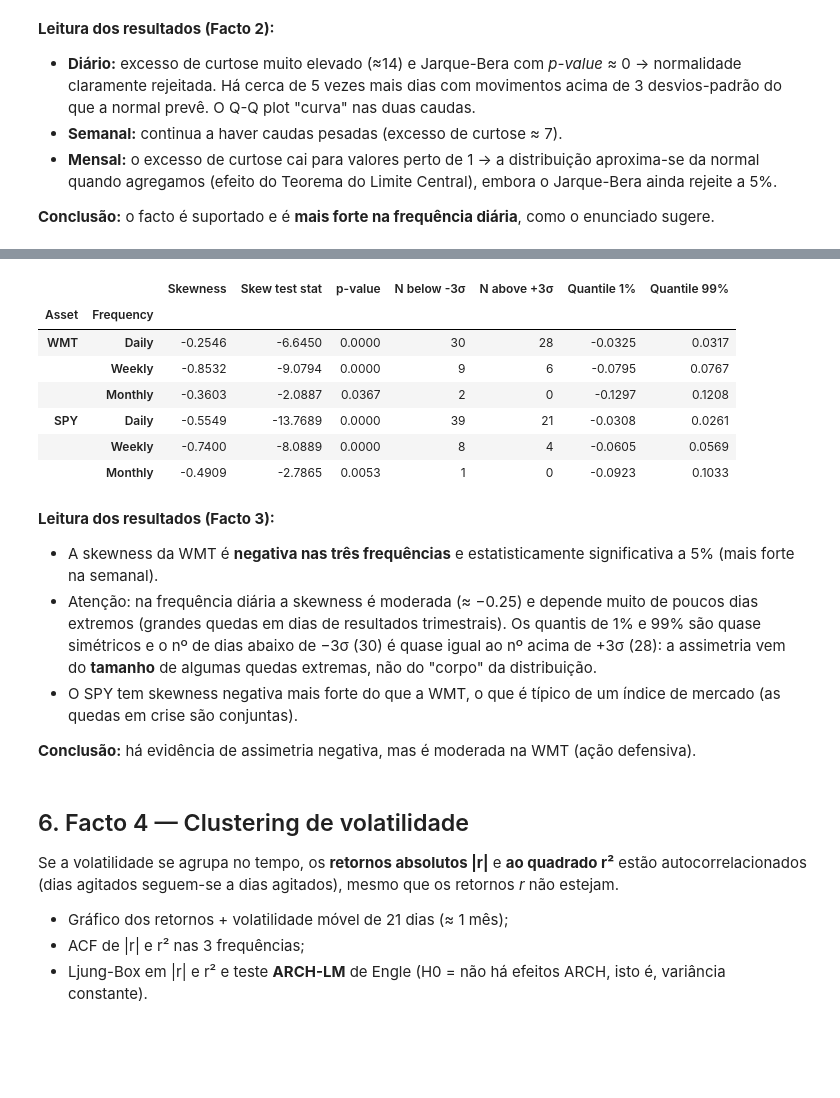
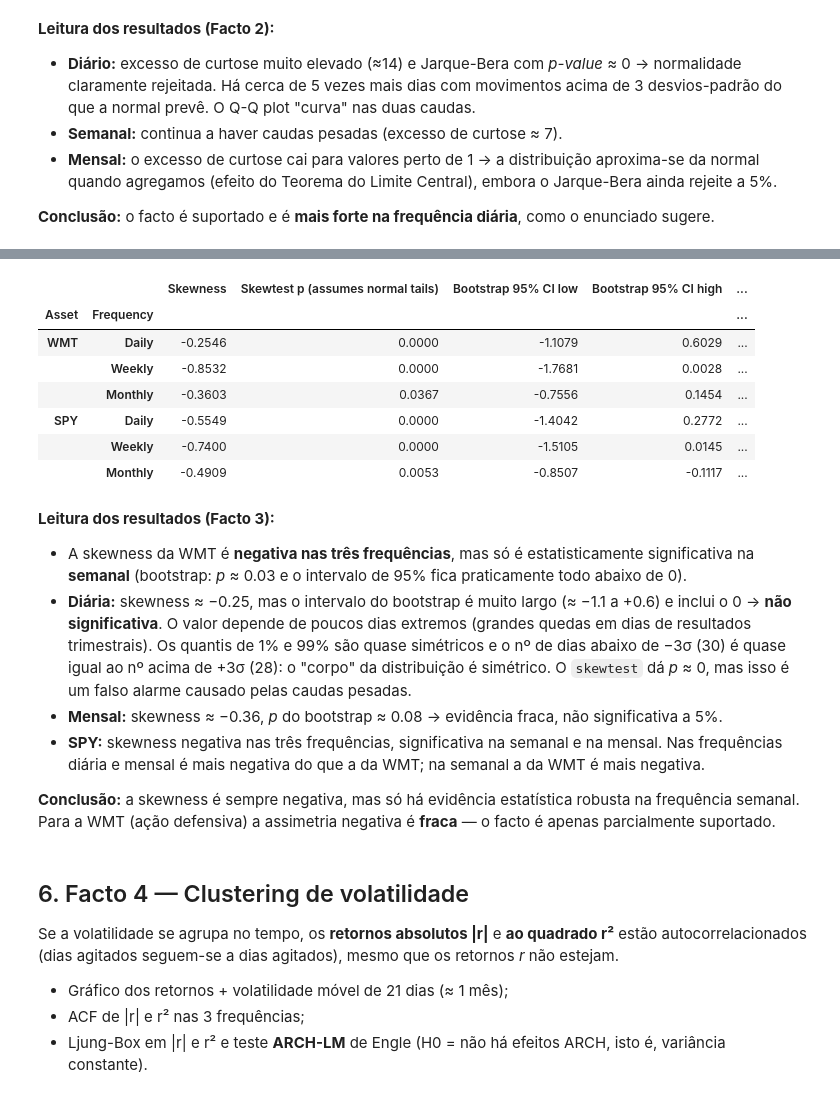
Before and after one commit to mpalhasantosseco-creator/Projecto_Asset, a Jupyter notebook: notebooks/03_modelacao_garch_volatilidade.ipynb, the cells around one changed output, grey strips where cells are left out. Saved outputs shown, nothing was run; the diff lists cells and outputs as text; code cells hidden in the pictures; blank space fills up the shorter version.

```diff
--- a/notebooks/03_modelacao_garch_volatilidade.ipynb
+++ b/notebooks/03_modelacao_garch_volatilidade.ipynb
@@ -308,44 +314,61 @@ display(tab_normalidade.round(4))
 # %%
+np.random.seed(2026)      # semente -> o bootstrap dá sempre o mesmo resultado
+N_BOOTSTRAP = 2000
+
 linhas = []
 for ativo in ativos:
     for freq, tabela in frequencias.items():
         r = tabela[ativo].dropna()
         z = (r - r.mean()) / r.std()
         teste_assimetria = stats.skewtest(r)
+
+        # Bootstrap: reamostrar os retornos (com reposição) e recalcular a skewness muitas vezes
+        skews_bootstrap = []
+        for i in range(N_BOOTSTRAP):
+            amostra = np.random.choice(r.values, size=len(r), replace=True)
+            skews_bootstrap.append(stats.skew(amostra))
+        skews_bootstrap = np.array(skews_bootstrap)
+
         linhas.append({
             'Asset': ativo,
             'Frequency': freq,
             'Skewness': stats.skew(r),
-            'Skew test stat': teste_assimetria.statistic,
-            'p-value': teste_assimetria.pvalue,
+            'Skewtest p (assumes normal tails)': teste_assimetria.pvalue,
+            'Bootstrap 95% CI low': np.percentile(skews_bootstrap, 2.5),
+            'Bootstrap 95% CI high': np.percentile(skews_bootstrap, 97.5),
+            'Bootstrap p (skew >= 0)': (skews_bootstrap >= 0).mean(),
             'N below -3σ': (z < -3).sum(),
             'N above +3σ': (z > 3).sum(),
             'Quantile 1%': r.quantile(0.01),
             'Quantile 99%': r.quantile(0.99),
         })
 
 tab_assimetria = pd.DataFrame(linhas).set_index(['Asset', 'Frequency'])
 display(tab_assimetria.round(4))
 # %% [output]
-|  |  | Skewness | Skew test stat | p-value | N below -3σ | N above +3σ | Quantile 1% | Quantile 99% |
-| Asset | Frequency |  |  |  |  |  |  |  |
-| WMT | Daily | -0.2546 | -6.6450 | 0.0000 | 30 | 28 | -0.0325 | 0.0317 |
-|  | Weekly | -0.8532 | -9.0794 | 0.0000 | 9 | 6 | -0.0795 | 0.0767 |
-|  | Monthly | -0.3603 | -2.0887 | 0.0367 | 2 | 0 | -0.1297 | 0.1208 |
-| SPY | Daily | -0.5549 | -13.7689 | 0.0000 | 39 | 21 | -0.0308 | 0.0261 |
-|  | Weekly | -0.7400 | -8.0889 | 0.0000 | 8 | 4 | -0.0605 | 0.0569 |
-|  | Monthly | -0.4909 | -2.7865 | 0.0053 | 1 | 0 | -0.0923 | 0.1033 |
+|  |  | Skewness | Skewtest p (assumes normal tails) | Bootstrap 95% CI low | Bootstrap 95% CI high | ... |
+| Asset | Frequency |  |  |  |  | ... |
+| WMT | Daily | -0.2546 | 0.0000 | -1.1079 | 0.6029 | ... |
+|  | Weekly | -0.8532 | 0.0000 | -1.7681 | 0.0028 | ... |
+|  | Monthly | -0.3603 | 0.0367 | -0.7556 | 0.1454 | ... |
+| SPY | Daily | -0.5549 | 0.0000 | -1.4042 | 0.2772 | ... |
+|  | Weekly | -0.7400 | 0.0000 | -1.5105 | 0.0145 | ... |
+|  | Monthly | -0.4909 | 0.0053 | -0.8507 | -0.1117 | ... |
 # %% [markdown]
 **Leitura dos resultados (Facto 3):**
 
-- A skewness da WMT é **negativa nas três frequências** e estatisticamente significativa a 5% (mais forte na semanal).
-- Atenção: na frequência diária a skewness é moderada (≈ −0.25) e depende muito de poucos dias extremos
-  (grandes quedas em dias de resultados trimestrais). Os quantis de 1% e 99% são quase simétricos e o nº de dias
-  abaixo de −3σ (30) é quase igual ao nº acima de +3σ (28): a assimetria vem do **tamanho** de algumas quedas extremas,
-  não do "corpo" da distribuição.
-- O SPY tem skewness negativa mais forte do que a WMT, o que é típico de um índice de mercado (as quedas em crise são conjuntas).
+- A skewness da WMT é **negativa nas três frequências**, mas só é estatisticamente significativa na **semanal**
+  (bootstrap: *p* ≈ 0.03 e o intervalo de 95% fica praticamente todo abaixo de 0).
+- **Diária:** skewness ≈ −0.25, mas o intervalo do bootstrap é muito largo (≈ −1.1 a +0.6) e inclui o 0 → **não significativa**.
+  O valor depende de poucos dias extremos (grandes quedas em dias de resultados trimestrais). Os quantis de 1% e 99% são quase
+  simétricos e o nº de dias abaixo de −3σ (30) é quase igual ao nº acima de +3σ (28): o "corpo" da distribuição é simétrico.
+  O `skewtest` dá *p* ≈ 0, mas isso é um falso alarme causado pelas caudas pesadas.
+- **Mensal:** skewness ≈ −0.36, *p* do bootstrap ≈ 0.08 → evidência fraca, não significativa a 5%.
+- **SPY:** skewness negativa nas três frequências, significativa na semanal e na mensal. Nas frequências diária e mensal é mais
+  negativa do que a da WMT; na semanal a da WMT é mais negativa.
 
-**Conclusão:** há evidência de assimetria negativa, mas é moderada na WMT (ação defensiva).
+**Conclusão:** a skewness é sempre negativa, mas só há evidência estatística robusta na frequência semanal.
+Para a WMT (ação defensiva) a assimetria negativa é **fraca** — o facto é apenas parcialmente suportado.
 # %% [markdown]
 ## 6. Facto 4 — Clustering de volatilidade
 
```
Also changed, not shown: parts of 9 cells of this notebook, 14 other files.
